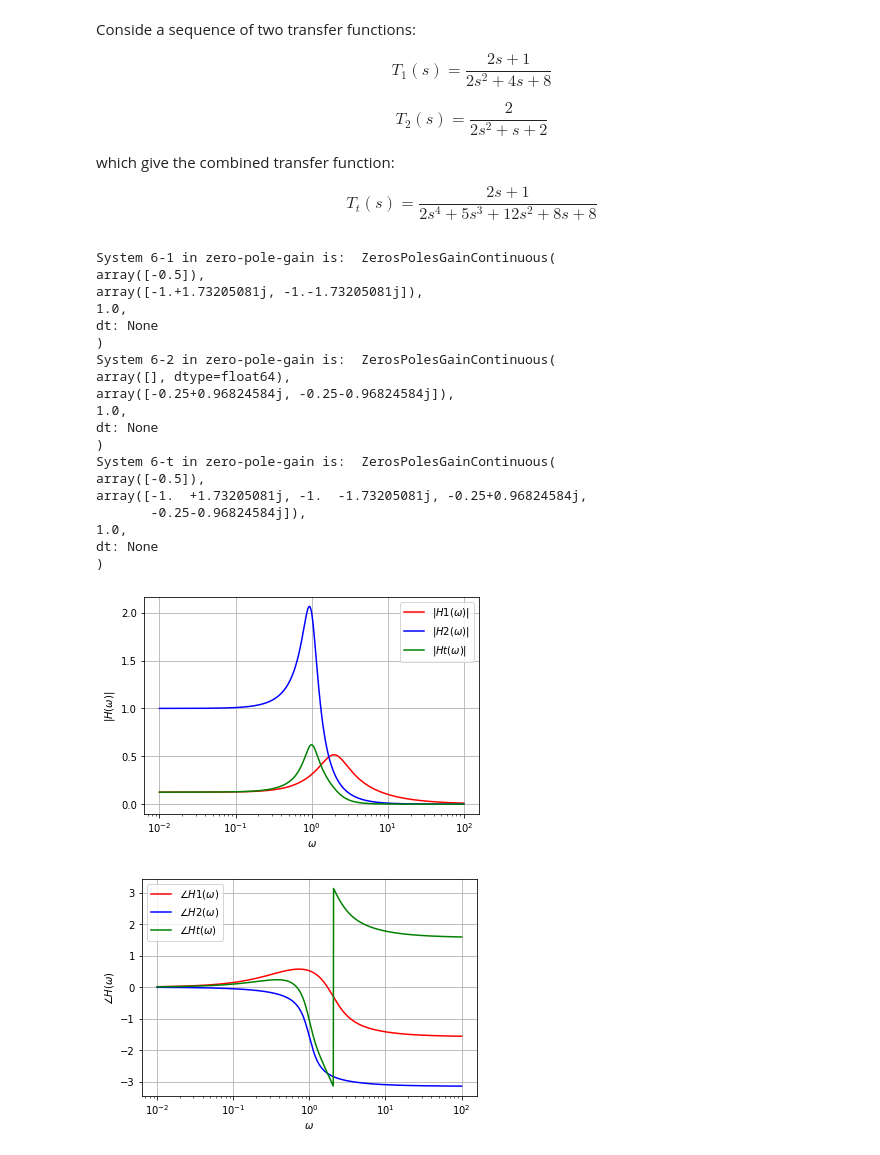
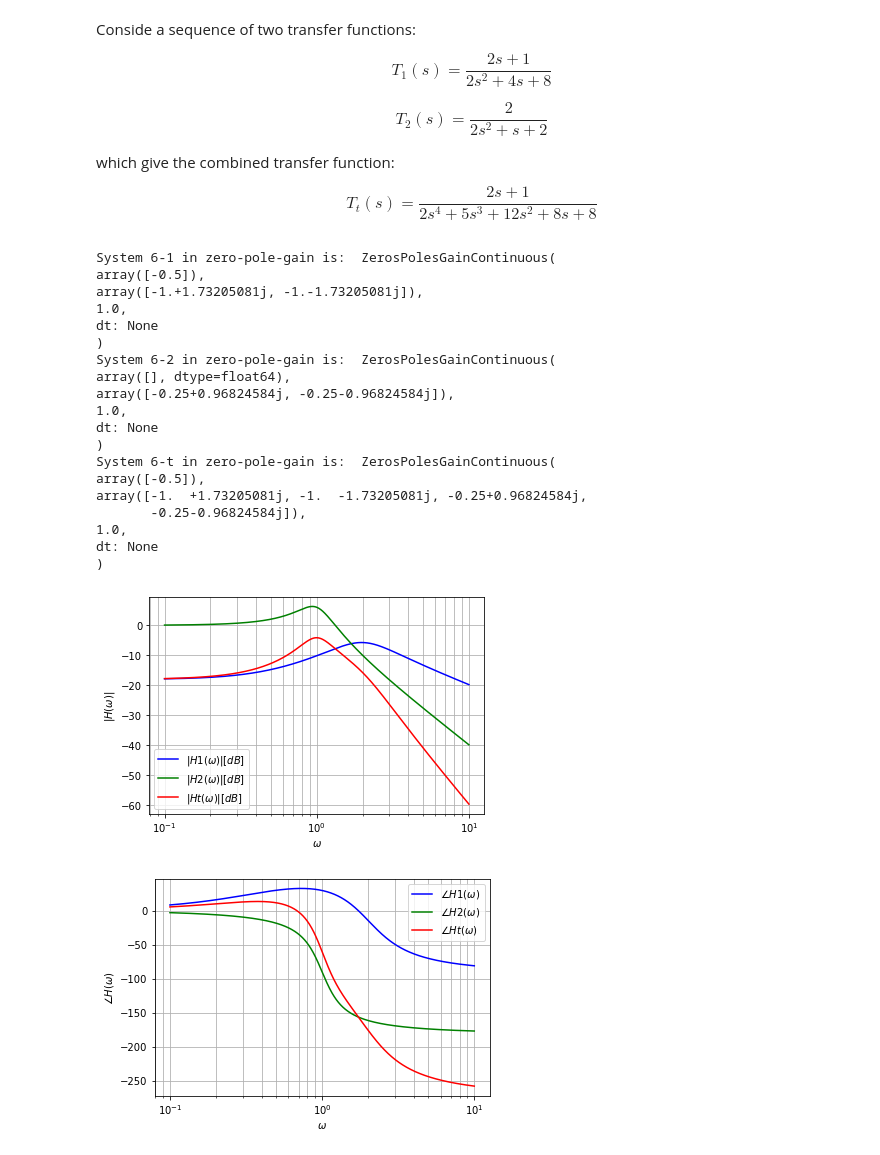
Before and after one commit to jupyterphysics/SystemsSignalsModels, a Jupyter notebook: M4Functions.ipynb, the cells around one changed output. Cells and saved outputs as stored; diff of their text form; code cells hidden in the pictures.

```diff
--- a/M4Functions.ipynb
+++ b/M4Functions.ipynb
@@ -228,47 +251,47 @@ syszpk6t=signal.TransferFunction.to_zpk(sys6t)
 print("System 6-1 in zero-pole-gain is: ",syszpk61)
 print("System 6-2 in zero-pole-gain is: ",syszpk62)
 print("System 6-t in zero-pole-gain is: ",syszpk6t)
-w6i = np.logspace(-2,2,1000)
-w6, H61 = signal.freqresp(sys61,w6i)
-w6, H62 = signal.freqresp(sys62,w6i)
-w6, H6t = signal.freqresp(sys6t,w6i)
+w6i = np.logspace(-1,1,1000)
+w6, H61mag, H61phase = sys61.bode(w=w6i)
+w6, H62mag, H62phase = sys62.bode(w=w6i)
+w6, H6tmag, H6tphase = sys6t.bode(w=w6i)
 
 plt.figure()
-plt.semilogx(w6,np.abs(H61),"r",label=r'$|H1(\omega)|$')
-plt.semilogx(w6,np.abs(H62),"b",label=r'$|H2(\omega)|$')
-plt.semilogx(w6,np.abs(H6t),"g",label=r'$|Ht(\omega)|$')
+plt.semilogx(w6,H61mag,"b",label=r'$|H1(\omega)| [dB]$')
+plt.semilogx(w6,H62mag,"g",label=r'$|H2(\omega)| [dB]$')
+plt.semilogx(w6,H6tmag,"r",label=r'$|Ht(\omega)| [dB]$')
 plt.xlabel (r'$\omega$')
 plt.ylabel (r'$|H(\omega)|$')
 plt.legend()
-plt.grid(True)
+plt.grid(True,'both')
 plt.figure()
-plt.semilogx(w6,np.angle(H61),"r",label=r'$\angle H1(\omega)$')
-plt.semilogx(w6,np.angle(H62),"b",label=r'$\angle H2(\omega)$')
-plt.semilogx(w6,np.angle(H6t),"g",label=r'$\angle Ht(\omega)$')
+plt.semilogx(w6,H61phase,"b",label=r'$\angle H1(\omega)$')
+plt.semilogx(w6,H62phase,"g",label=r'$\angle H2(\omega)$')
+plt.semilogx(w6,H6tphase,"r",label=r'$\angle Ht(\omega)$')
 plt.xlabel (r'$\omega$')
 plt.ylabel (r'$\angle H(\omega)$')
 plt.legend()
-plt.grid(True)
+plt.grid(True,'both')
 plt.show()
 # %% [output]
 System 6-1 in zero-pole-gain is:  ZerosPolesGainContinuous(
 array([-0.5]),
 array([-1.+1.73205081j, -1.-1.73205081j]),
 1.0,
 dt: None
 )
 System 6-2 in zero-pole-gain is:  ZerosPolesGainContinuous(
 array([], dtype=float64),
 array([-0.25+0.96824584j, -0.25-0.96824584j]),
 1.0,
 dt: None
 )
 System 6-t in zero-pole-gain is:  ZerosPolesGainContinuous(
 array([-0.5]),
 array([-1.  +1.73205081j, -1.  -1.73205081j, -0.25+0.96824584j,
        -0.25-0.96824584j]),
 1.0,
 dt: None
 )
-[figure, old version]
+[figure, new version]
-[figure, old version]
+[figure, new version]
```
Also changed, not shown: parts of 7 cells of this notebook.
